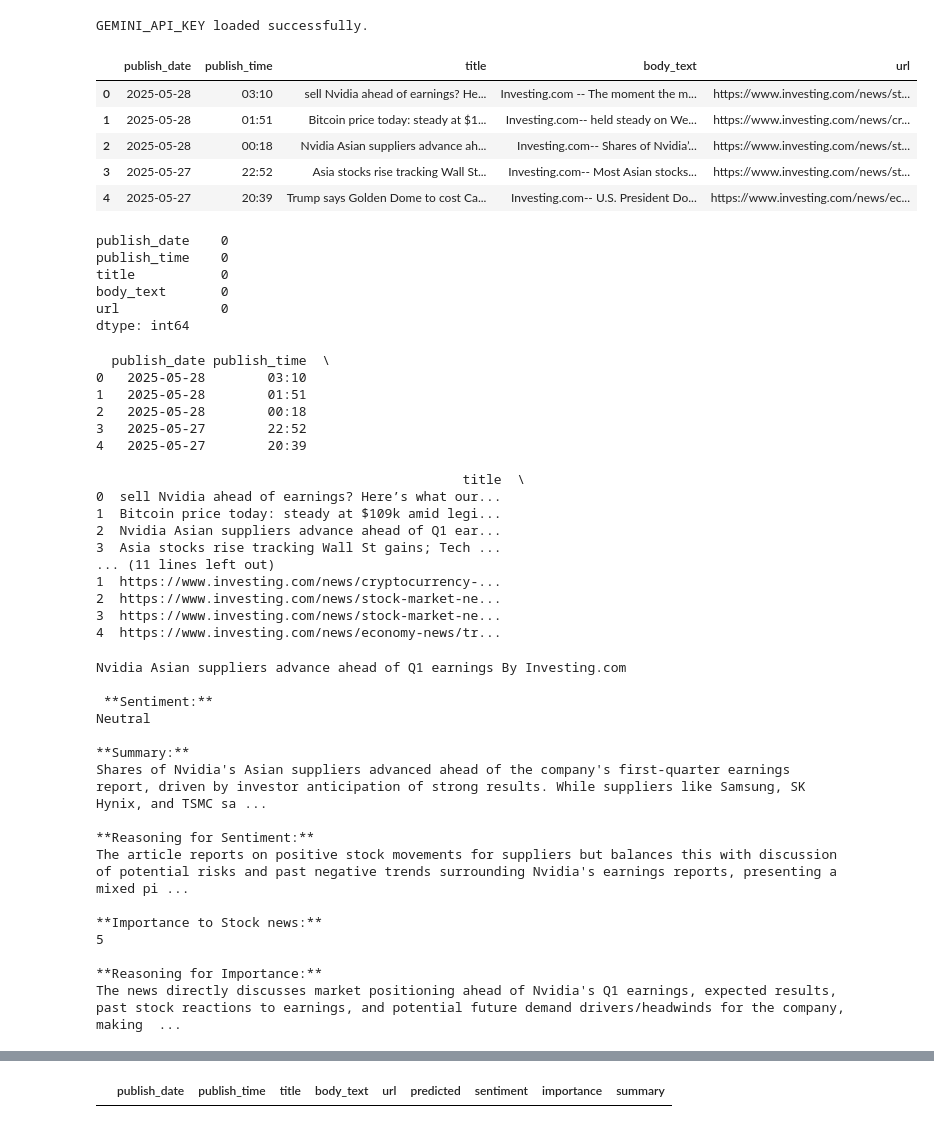
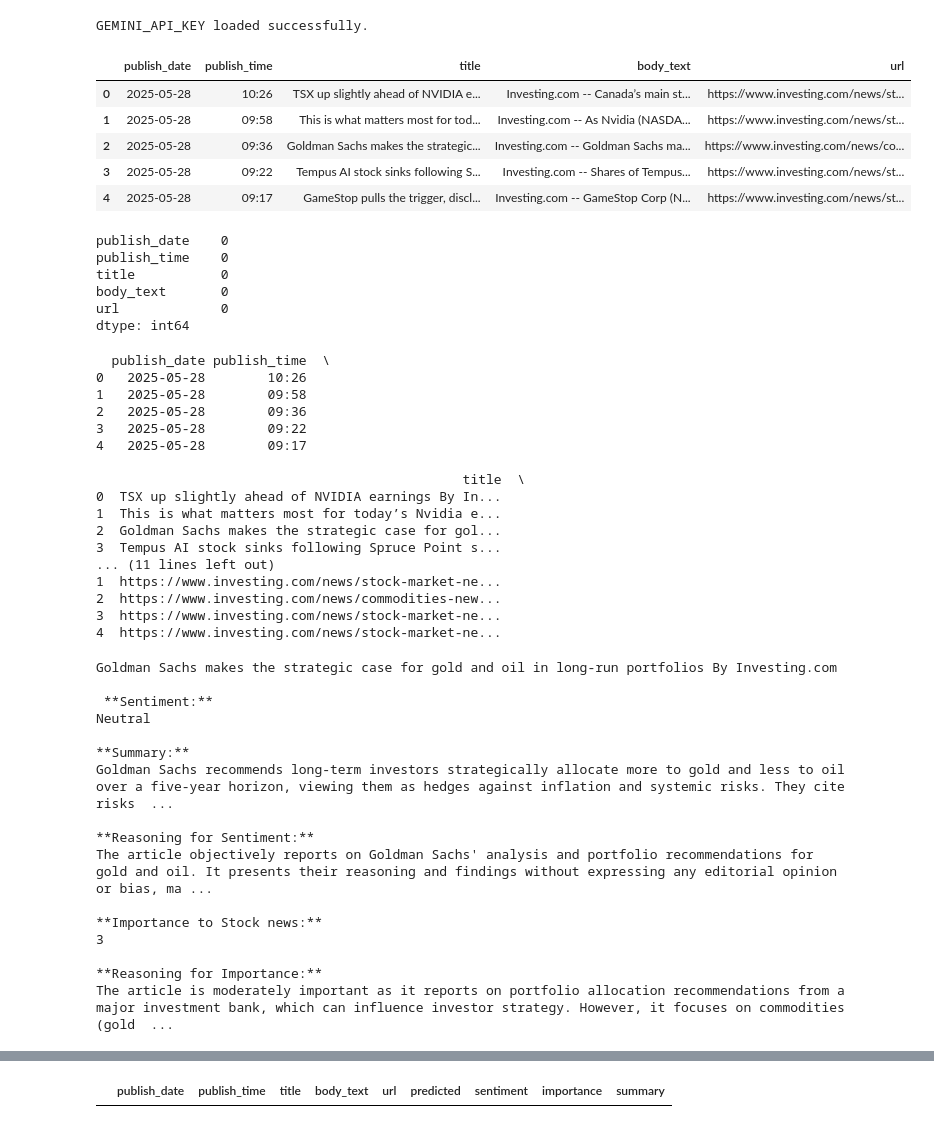
Before and after one commit to Takedaxz/Stock-Analysis, a Jupyter notebook: SentimentAnalysis/GPT/GeminiNewsAnalysis.ipynb, the cells around one changed output, grey strips where cells are left out. Cells and saved outputs as stored; diff of their text form; code cells hidden in the pictures.

```diff
--- a/SentimentAnalysis/GPT/GeminiNewsAnalysis.ipynb
+++ b/SentimentAnalysis/GPT/GeminiNewsAnalysis.ipynb
@@ -73,15 +73,15 @@ Please provide your analysis in the following format (Don't forget to make space
 import pandas as pd
 import numpy as np
 # %%
-df = pd.read_csv("../../DataCollection/Data/Trending_News/2025-05-28_14-25-05.csv")
+df = pd.read_csv("../../DataCollection/Data/Trending_News/2025-05-28_22-31-36.csv")
 display(df.head())
 # %% [output]
 |  | publish_date | publish_time | title | body_text | url |
-| 0 | 2025-05-28 | 03:10 | sell Nvidia ahead of earnings? He... | Investing.com -- The moment the m... | https://www.investing.com/news/st... |
-| 1 | 2025-05-28 | 01:51 | Bitcoin price today: steady at $1... | Investing.com-- held steady on We... | https://www.investing.com/news/cr... |
-| 2 | 2025-05-28 | 00:18 | Nvidia Asian suppliers advance ah... | Investing.com-- Shares of Nvidia’... | https://www.investing.com/news/st... |
-| 3 | 2025-05-27 | 22:52 | Asia stocks rise tracking Wall St... | Investing.com-- Most Asian stocks... | https://www.investing.com/news/st... |
-| 4 | 2025-05-27 | 20:39 | Trump says Golden Dome to cost Ca... | Investing.com-- U.S. President Do... | https://www.investing.com/news/ec... |
+| 0 | 2025-05-28 | 10:26 | TSX up slightly ahead of NVIDIA e... | Investing.com -- Canada’s main st... | https://www.investing.com/news/st... |
+| 1 | 2025-05-28 | 09:58 | This is what matters most for tod... | Investing.com -- As Nvidia (NASDA... | https://www.investing.com/news/st... |
+| 2 | 2025-05-28 | 09:36 | Goldman Sachs makes the strategic... | Investing.com -- Goldman Sachs ma... | https://www.investing.com/news/co... |
+| 3 | 2025-05-28 | 09:22 | Tempus AI stock sinks following S... | Investing.com -- Shares of Tempus... | https://www.investing.com/news/st... |
+| 4 | 2025-05-28 | 09:17 | GameStop pulls the trigger, discl... | Investing.com -- GameStop Corp (N... | https://www.investing.com/news/st... |
 # %%
 df.isnull().sum()
 # %% [output]
@@ -98,22 +98,22 @@ df["body_text"] = df["body_text"].astype(str)
 print(df.head())
 # %% [output]
   publish_date publish_time  \
-0   2025-05-28        03:10
-1   2025-05-28        01:51
-2   2025-05-28        00:18
-3   2025-05-27        22:52
-4   2025-05-27        20:39
+0   2025-05-28        10:26
+1   2025-05-28        09:58
+2   2025-05-28        09:36
+3   2025-05-28        09:22
+4   2025-05-28        09:17
 
                                                title  \
-0  sell Nvidia ahead of earnings? Here’s what our...
-1  Bitcoin price today: steady at $109k amid legi...
-2  Nvidia Asian suppliers advance ahead of Q1 ear...
-3  Asia stocks rise tracking Wall St gains; Tech ...
+0  TSX up slightly ahead of NVIDIA earnings By In...
+1  This is what matters most for today’s Nvidia e...
+2  Goldman Sachs makes the strategic case for gol...
+3  Tempus AI stock sinks following Spruce Point s...
 ... (11 lines left out)
-1  https://www.investing.com/news/cryptocurrency-...
-2  https://www.investing.com/news/stock-market-ne...
+1  https://www.investing.com/news/stock-market-ne...
+2  https://www.investing.com/news/commodities-new...
 3  https://www.investing.com/news/stock-market-ne...
-4  https://www.investing.com/news/economy-news/tr...
+4  https://www.investing.com/news/stock-market-ne...
 # %%
 predicted = []
 
@@ -153,22 +153,22 @@ df["predicted"] = predicted
 # %%
 print(df["title"][2],'\n\n',predicted[2])
 # %% [output]
-Nvidia Asian suppliers advance ahead of Q1 earnings By Investing.com
+Goldman Sachs makes the strategic case for gold and oil in long-run portfolios By Investing.com
 
  **Sentiment:**
 Neutral
 
 **Summary:**
-Shares of Nvidia's Asian suppliers advanced ahead of the company's first-quarter earnings report, driven by investor anticipation of strong results. While suppliers like Samsung, SK Hynix, and TSMC sa ...
+Goldman Sachs recommends long-term investors strategically allocate more to gold and less to oil over a five-year horizon, viewing them as hedges against inflation and systemic risks. They cite risks  ...
 
 **Reasoning for Sentiment:**
-The article reports on positive stock movements for suppliers but balances this with discussion of potential risks and past negative trends surrounding Nvidia's earnings reports, presenting a mixed pi ...
+The article objectively reports on Goldman Sachs' analysis and portfolio recommendations for gold and oil. It presents their reasoning and findings without expressing any editorial opinion or bias, ma ...
 
 **Importance to Stock news:**
-5
+3
 
 **Reasoning for Importance:**
-The news directly discusses market positioning ahead of Nvidia's Q1 earnings, expected results, past stock reactions to earnings, and potential future demand drivers/headwinds for the company, making  ...
+The article is moderately important as it reports on portfolio allocation recommendations from a major investment bank, which can influence investor strategy. However, it focuses on commodities (gold  ...
 # %%
 df["sentiment"] = df["predicted"].apply(lambda x: x.split("\n")[1].strip() if len(x.split("\n")) > 1 else None)
 df["importance"] = df["predicted"].apply(lambda x: x.split("\n")[10].strip() if len(x.split("\n")) > 10 else None)
```
Also changed, not shown: parts of 4 cells of this notebook, 6 other files.
